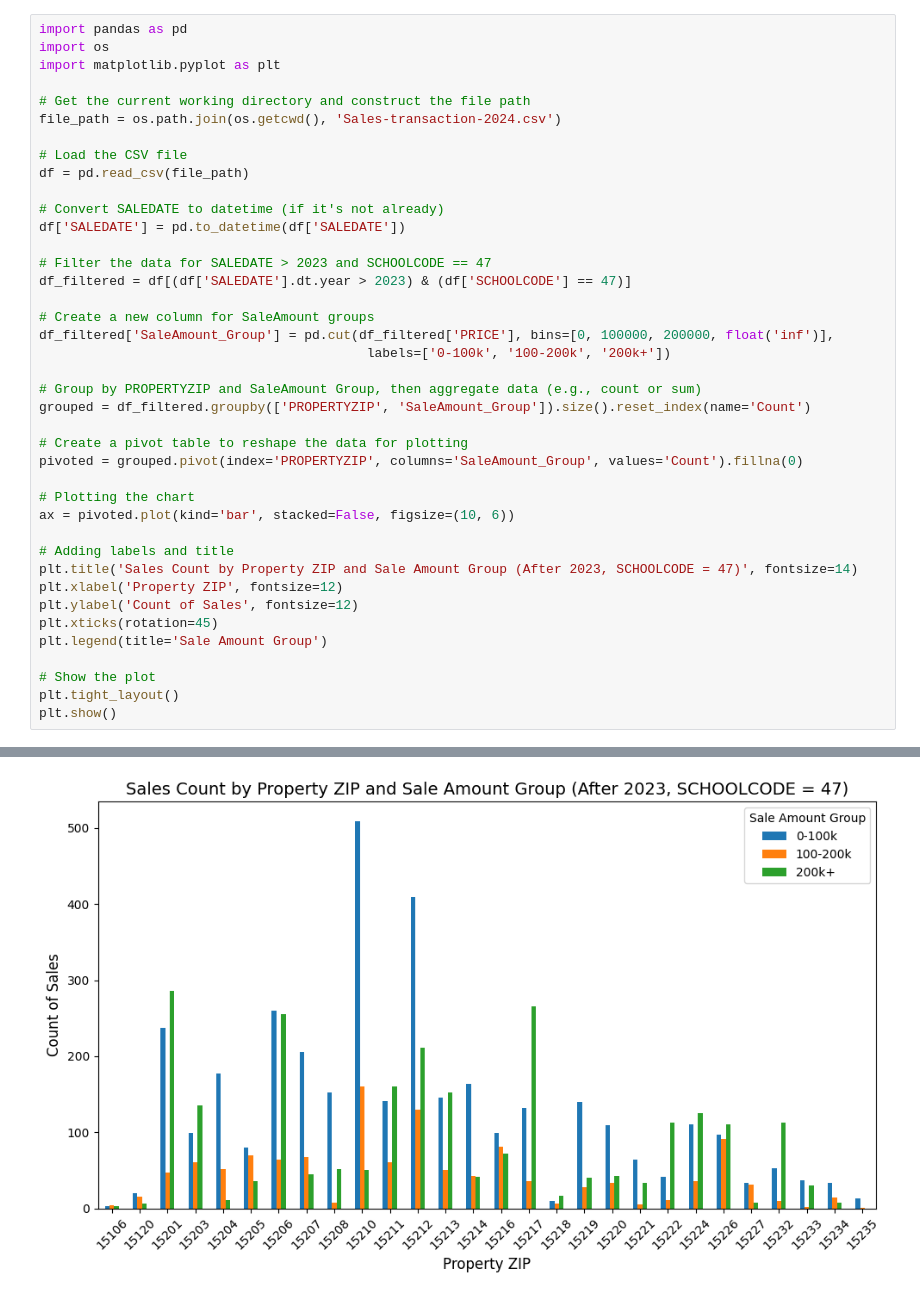
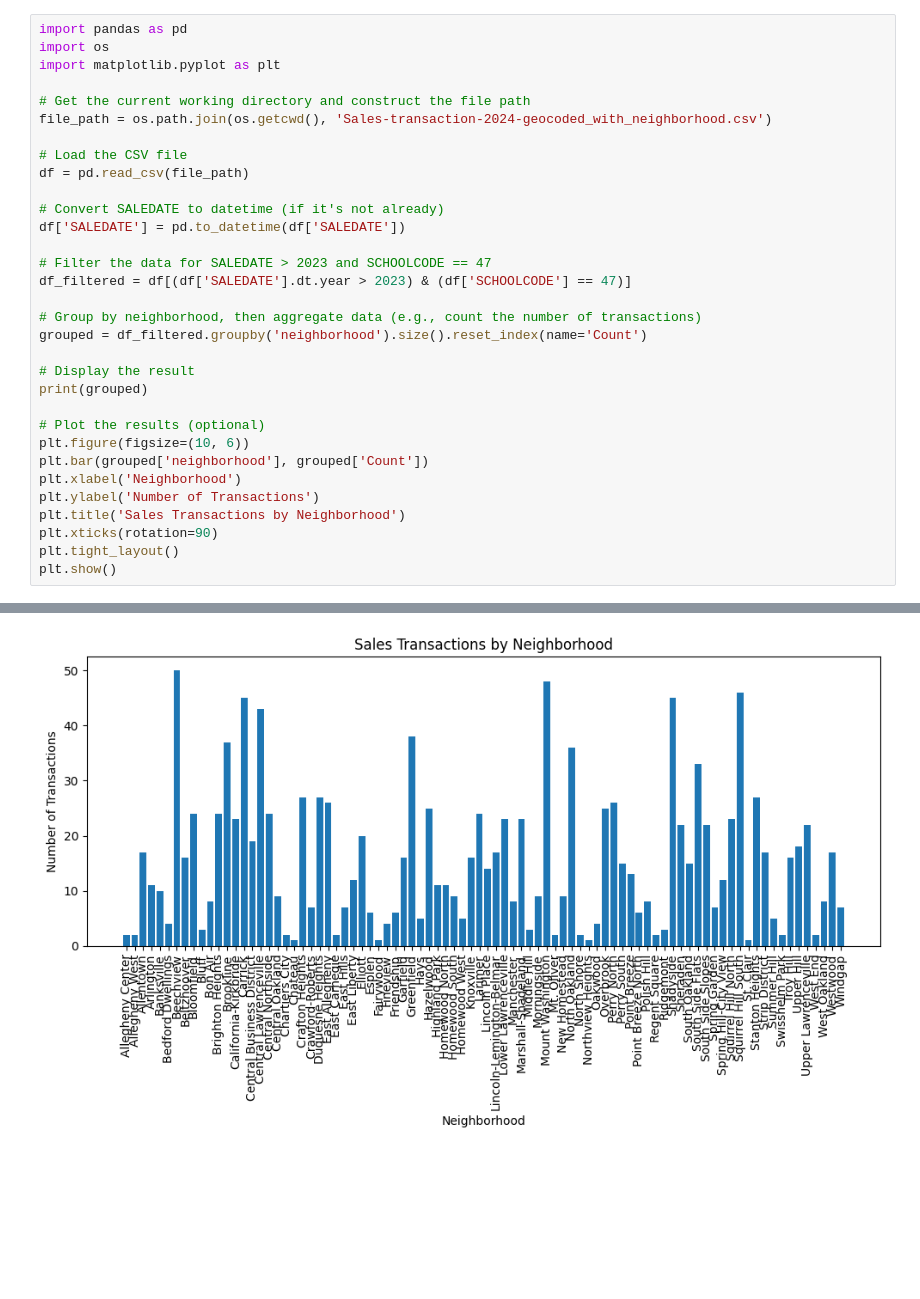
Before and after one commit to GoldSword1234/Big-Ideas-Group-Project, a Jupyter notebook: Jason_Gao/Pittsburgh_sales_Toal.ipynb, the cells around one changed output, grey strips where cells are left out. Saved outputs shown, nothing was run; the diff lists cells and outputs as text; blank space fills up the shorter version.

```diff
--- a/Jason_Gao/Pittsburgh_sales_Toal.ipynb
+++ b/Jason_Gao/Pittsburgh_sales_Toal.ipynb
@@ -4,7 +4,7 @@ import os
 import matplotlib.pyplot as plt
 
 # Get the current working directory and construct the file path
-file_path = os.path.join(os.getcwd(), 'Sales-transaction-2024.csv')
+file_path = os.path.join(os.getcwd(), 'Sales-transaction-2024-geocoded_with_neighborhood.csv')
 
 # Load the CSV file
 df = pd.read_csv(file_path)
@@ -15,27 +15,19 @@ df['SALEDATE'] = pd.to_datetime(df['SALEDATE'])
 # Filter the data for SALEDATE > 2023 and SCHOOLCODE == 47
 df_filtered = df[(df['SALEDATE'].dt.year > 2023) & (df['SCHOOLCODE'] == 47)]
 
-# Create a new column for SaleAmount groups
-df_filtered['SaleAmount_Group'] = pd.cut(df_filtered['PRICE'], bins=[0, 100000, 200000, float('inf')],
-                                          labels=['0-100k', '100-200k', '200k+'])
+# Group by neighborhood, then aggregate data (e.g., count the number of transactions)
+grouped = df_filtered.groupby('neighborhood').size().reset_index(name='Count')
 
-# Group by PROPERTYZIP and SaleAmount Group, then aggregate data (e.g., count or sum)
-grouped = df_filtered.groupby(['PROPERTYZIP', 'SaleAmount_Group']).size().reset_index(name='Count')
+# Display the result
+print(grouped)
 
-# Create a pivot table to reshape the data for plotting
-pivoted = grouped.pivot(index='PROPERTYZIP', columns='SaleAmount_Group', values='Count').fillna(0)
-
-# Plotting the chart
-ax = pivoted.plot(kind='bar', stacked=False, figsize=(10, 6))
-
-# Adding labels and title
-plt.title('Sales Count by Property ZIP and Sale Amount Group (After 2023, SCHOOLCODE = 47)', fontsize=14)
-plt.xlabel('Property ZIP', fontsize=12)
-plt.ylabel('Count of Sales', fontsize=12)
-plt.xticks(rotation=45)
-plt.legend(title='Sale Amount Group')
-
-# Show the plot
+# Plot the results (optional)
+plt.figure(figsize=(10, 6))
+plt.bar(grouped['neighborhood'], grouped['Count'])
+plt.xlabel('Neighborhood')
+plt.ylabel('Number of Transactions')
+plt.title('Sales Transactions by Neighborhood')
+plt.xticks(rotation=90)
 plt.tight_layout()
 plt.show()
 # %% [output]
@@ -47 +48 @@ See the caveats in the documentation: https://pandas.pydata.org/pandas-docs/stab
-[figure, old version]
+[figure, new version]
```
Also changed, not shown: parts of 1 cell of this notebook, 3 other files.
